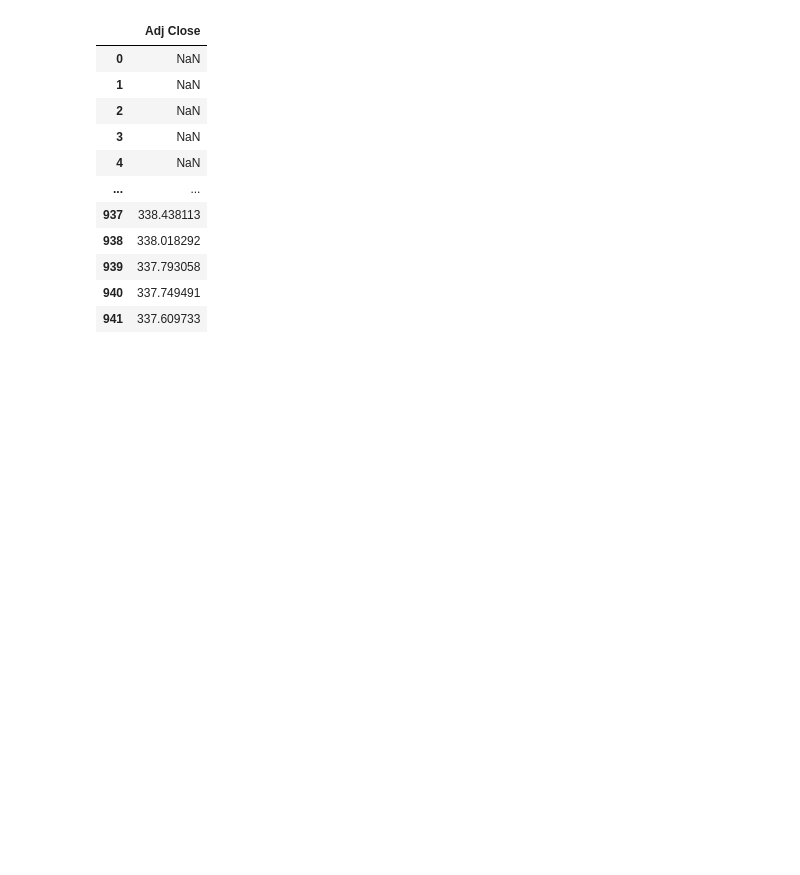
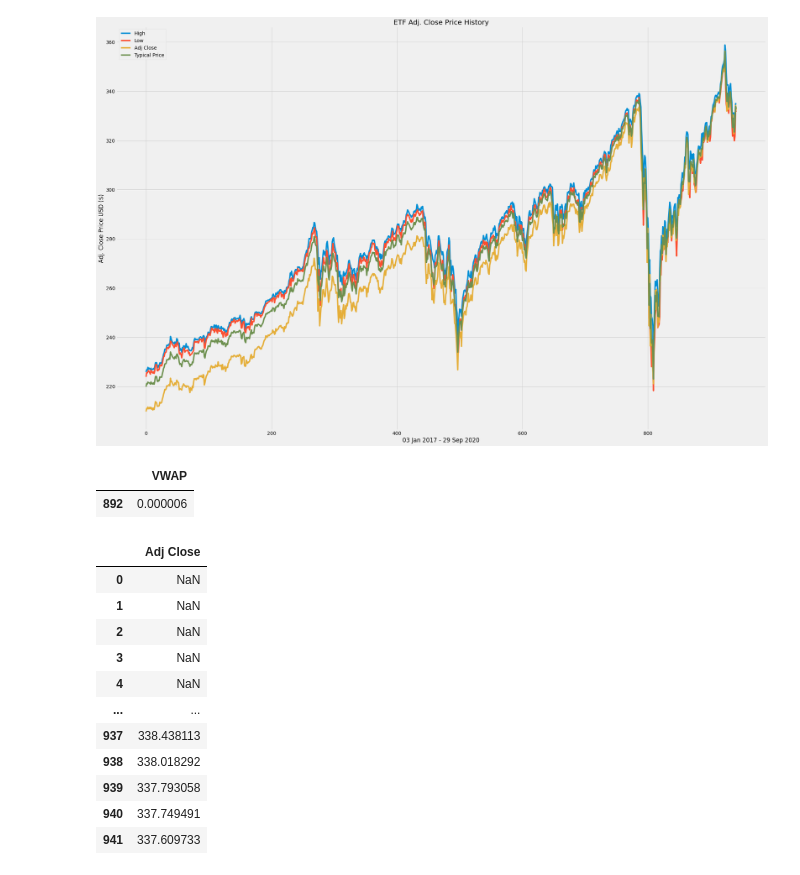
Before and after one commit to Vincent-SS/sig-worldwide-traders, a Jupyter notebook: etf_dual_mving_avg_algothon.ipynb, the cells around one changed output. Drawn from its saved outputs; the diff is of its cells as text; code cells hidden in the pictures; blank space fills up the shorter version.

```diff
--- a/etf_dual_mving_avg_algothon.ipynb
+++ b/etf_dual_mving_avg_algothon.ipynb
@@ -26,0 +44,5 @@ plt.show()
+# %%
+# Calculate the typical price ( TP, formula: TP = (H+L+C)/3 )
+TP = pd.DataFrame()
+TP['Typical Price'] = (ETF['High'] + ETF['Low'] + ETF['Adj Close']) / 3
+TP
@@ -27,3 +63,37 @@ plt.show()
+# %%
+# Visualize the data (with Typical Price)
+plt.figure(figsize=(30, 20))
+plt.plot(ETF['High'], label = 'High')
+plt.plot(ETF['Low'], label = 'Low')
+plt.plot(ETF['Adj Close'], label = 'Adj Close')
+plt.plot(TP['Typical Price'], label = 'Typical Price')
+plt.title('ETF Adj. Close Price History')
+plt.xlabel('03 Jan 2017 - 29 Sep 2020')
+plt.ylabel('Adj. Close Price USD ($)')
+plt.legend(loc='upper left')
+plt.show()
+# %% [output]
+[figure, added]
+# %%
+# Calculate VWAP (formula: VWAP = cumulative TP / cumulative volume)
+# NOTE THIS PART NOT WORK
+VWAP = pd.DataFrame()
+
+'''
+# TEST CUMSUM
+a = np.array([1,2,3,4,5])
+b = np.cumsum(a[-3:])
+b[-1]
+'''
+
+#VWAP['VWAP-10days'] = np.cumsum(TP['Typical Price'][-50:]) / np.cumsum(ETF['Volume'][-50:])
+#VWAP
+
+for i in range(49, len(TP['Typical Price'])):
+  VWAP['VWAP'] = np.cumsum(TP['Typical Price'][-50:i]) / np.cumsum(ETF['Volume'][-50:i])
+# %% [output]
+|  | VWAP |
+| 892 | 0.000006 |
 # %%
 # Create the simple moving average with a 30 day window
 SMA30 = pd.DataFrame()
```
Also changed, not shown: parts of 3 cells of this notebook.
